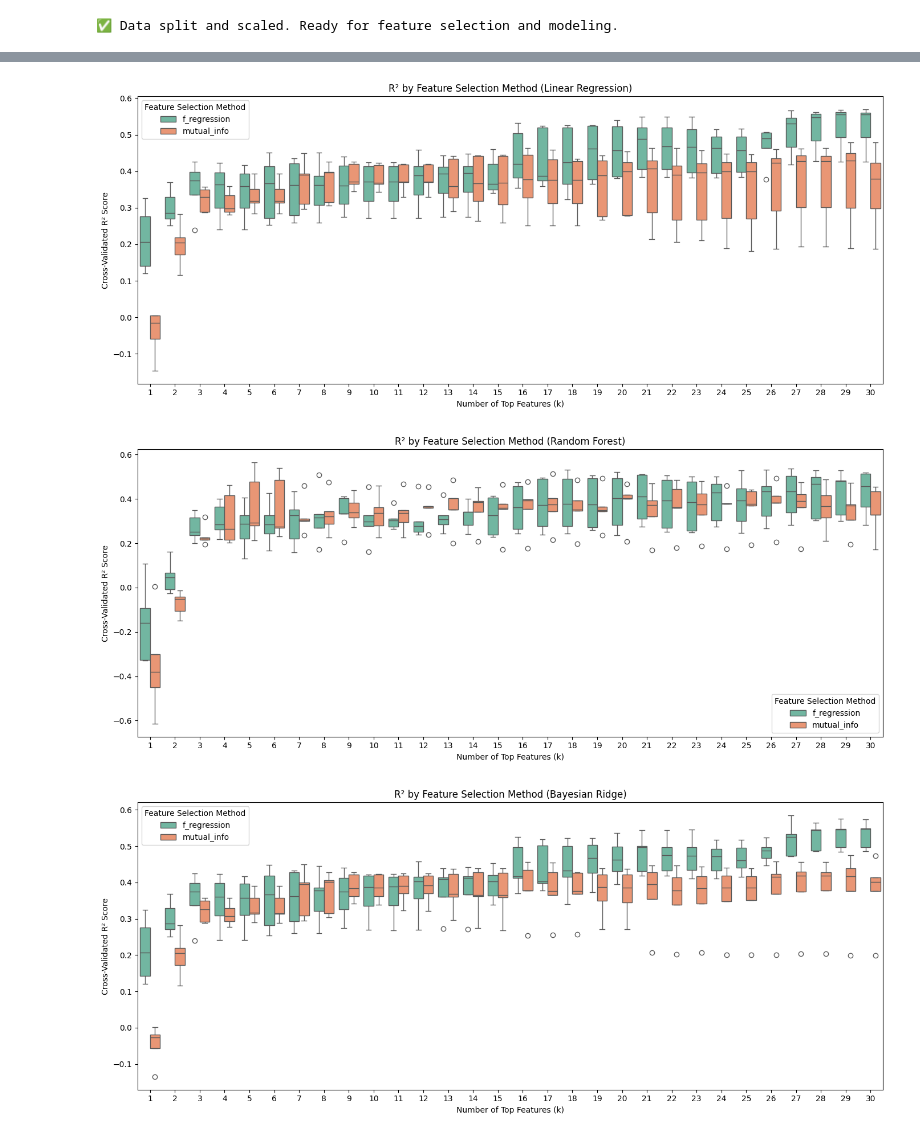
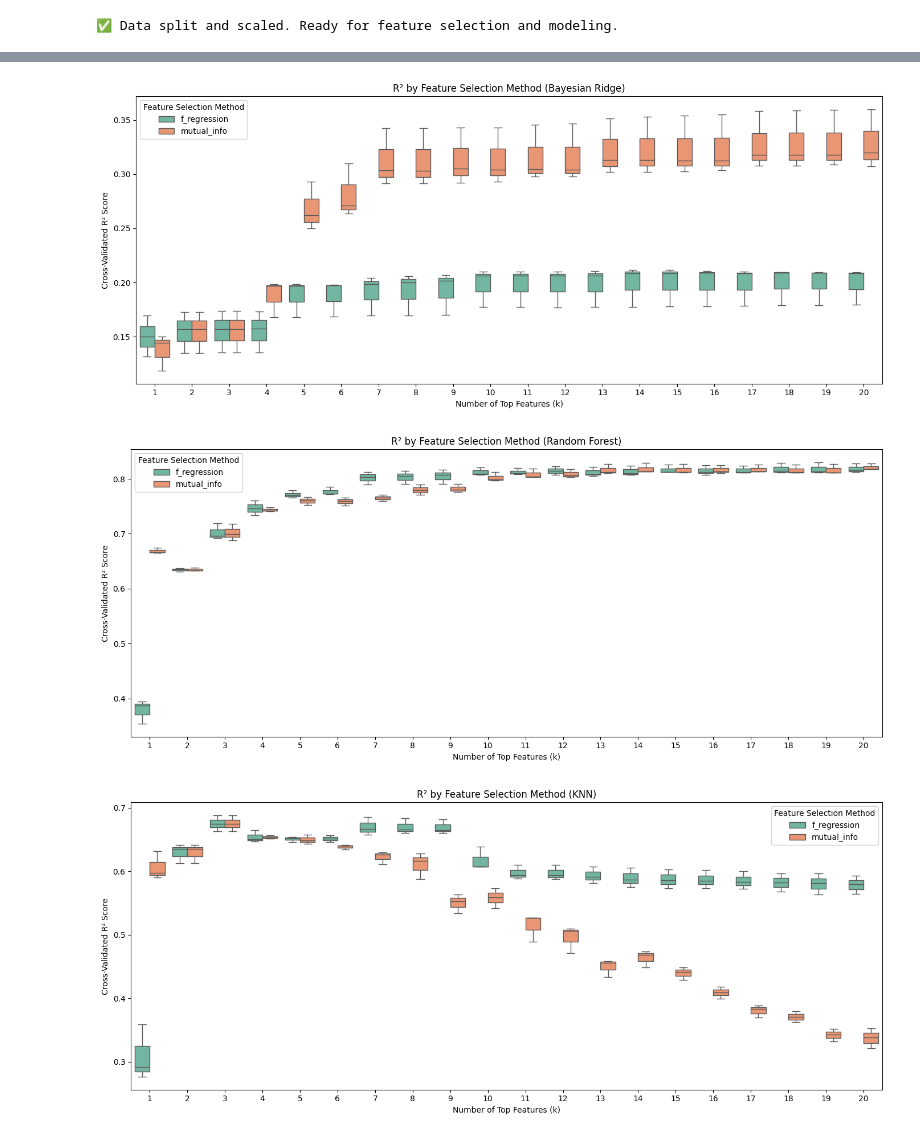
Before and after one commit to linnerlek/predicting-house-values, a Jupyter notebook: model.ipynb, the cells around one changed output, grey strips where cells are left out. Drawn from its saved outputs; the diff is of its cells as text; code cells hidden in the pictures.

```diff
--- a/model.ipynb
+++ b/model.ipynb
@@ -3,12 +3,13 @@ import pandas as pd
 import numpy as np
 from sklearn.preprocessing import StandardScaler
 from sklearn.model_selection import train_test_split
-
-# Optional: visualize or inspect
 import matplotlib.pyplot as plt
 import seaborn as sns
 
+# load dataset
 df = pd.read_csv("final_processed_dataset.csv")
 print(f"Loaded dataset with {df.shape[0]} rows and {df.shape[1]} columns.")
 df.head(0)
+df_model = df.copy()
+df_model = df_model[df_model["YoY_target"].notna()]
 # %% [output]
@@ -48,16 +17,11 @@ df_model = pd.get_dummies(df_model, columns=["Metro", "CountyName"], drop_first=
 # %%
-# drop YoY columns before 2017
-yoy_cols_to_drop = [col for col in df_model.columns if col.startswith("YoY_") and int(col.split("_")[1]) < 2017]
-df_model.drop(columns=yoy_cols_to_drop, inplace=True)
+y = df_model["YoY_target"]
+X = df_model.drop(columns=["YoY_target"])
+X = X.drop(columns=["ZIP"])
 
-# separate target from features
-y = df_model["YoY_2025"]
-X = df_model.drop(columns=["YoY_2025"])
-
-# drop rows with missing values
 rows_before = X.shape[0]
 X = X.dropna()
-y = y.loc[X.index]  # keep target in sync
-print(f"✅ Dropped {rows_before - X.shape[0]} rows with missing values")
+y = y.loc[X.index]  # align target
+print(f"\u2705 Dropped {rows_before - X.shape[0]} rows with missing values")
 X.head(0)
 # %% [output]
@@ -114,21 +71,20 @@ Shared features between both methods (12):
 # %%
 from sklearn.model_selection import cross_val_score
-from sklearn.linear_model import LinearRegression, BayesianRidge
+from sklearn.linear_model import BayesianRidge
 from sklearn.ensemble import RandomForestRegressor
+from sklearn.neighbors import KNeighborsRegressor
 import matplotlib.pyplot as plt
 import seaborn as sns
 import pandas as pd
 from sklearn.feature_selection import SelectKBest, f_regression, mutual_info_regression
 
 # settings
-max_k = 30
-k_range = range(1, max_k + 1)
+max_k = 20
 
-# model dictionary (no KNN, now using Bayesian Ridge instead)
 models = {
-    "Linear Regression": LinearRegression,
+    "Bayesian Ridge": BayesianRidge,
     "Random Forest": RandomForestRegressor,
-    "Bayesian Ridge": BayesianRidge
+    "KNN": KNeighborsRegressor
 }
 
 # loop through models
@@ -140,37 +96,37 @@ for model_name, model_class in models.items():
         sel_f = SelectKBest(score_func=f_regression, k=k)
         X_k_f = sel_f.fit_transform(X_train_scaled, y_train)
         model = model_class()
-        scores = cross_val_score(model, X_k_f, y_train, cv=5, scoring="r2")
+        scores = cross_val_score(model, X_k_f, y_train, cv=3, scoring="r2")
         for score in scores:
             plot_data.append({
                 "R²": score, "k": k,
                 "Method": "f_regression"
             })
 
         # mutual_info
         sel_mi = SelectKBest(score_func=mutual_info_regression, k=k)
         X_k_mi = sel_mi.fit_transform(X_train_scaled, y_train)
         model = model_class()
-        scores = cross_val_score(model, X_k_mi, y_train, cv=5, scoring="r2")
+        scores = cross_val_score(model, X_k_mi, y_train, cv=3, scoring="r2")
         for score in scores:
             plot_data.append({
                 "R²": score, "k": k,
                 "Method": "mutual_info"
             })
 
     # create DataFrame and plot
     plot_df = pd.DataFrame(plot_data)
 
     plt.figure(figsize=(14, 6))
     sns.boxplot(data=plot_df, x="k", y="R²", hue="Method", palette="Set2")
     plt.title(f"R² by Feature Selection Method ({model_name})")
     plt.xlabel("Number of Top Features (k)")
     plt.ylabel("Cross-Validated R² Score")
     plt.legend(title="Feature Selection Method")
     plt.tight_layout()
     plt.show()
 # %% [output]
-[figure, old version]
+[figure, new version]
-[figure, old version]
+[figure, new version]
-[figure, old version]
+[figure, new version]
 # %%
```
Also changed, not shown: parts of 6 cells of this notebook, 2 other files.
